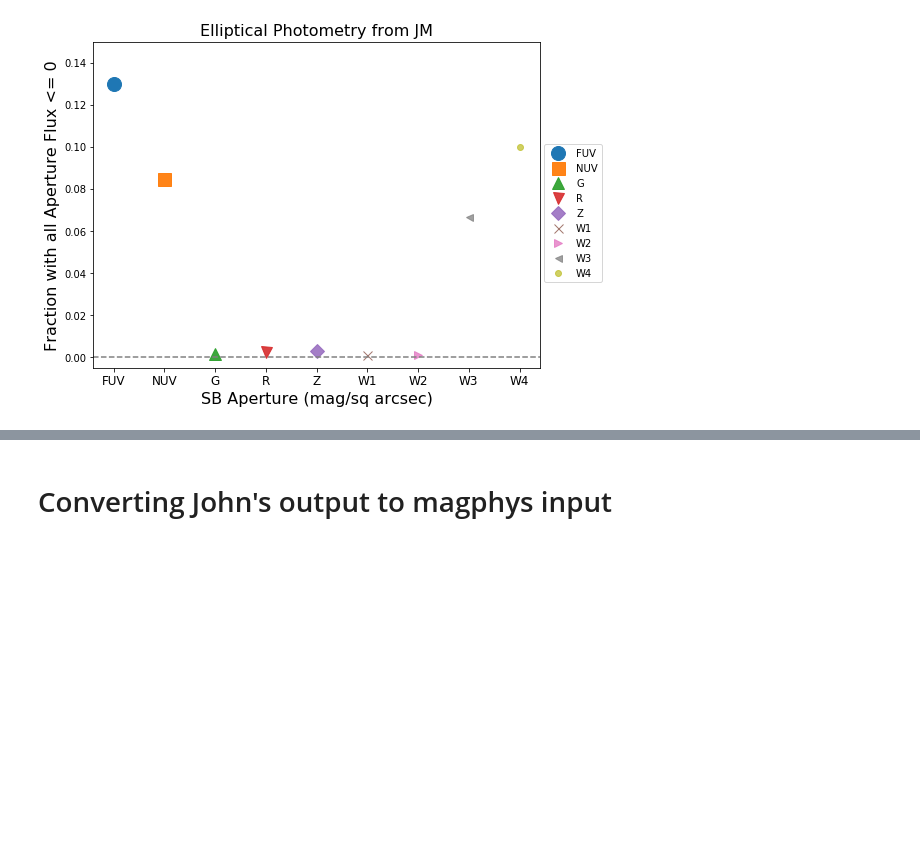
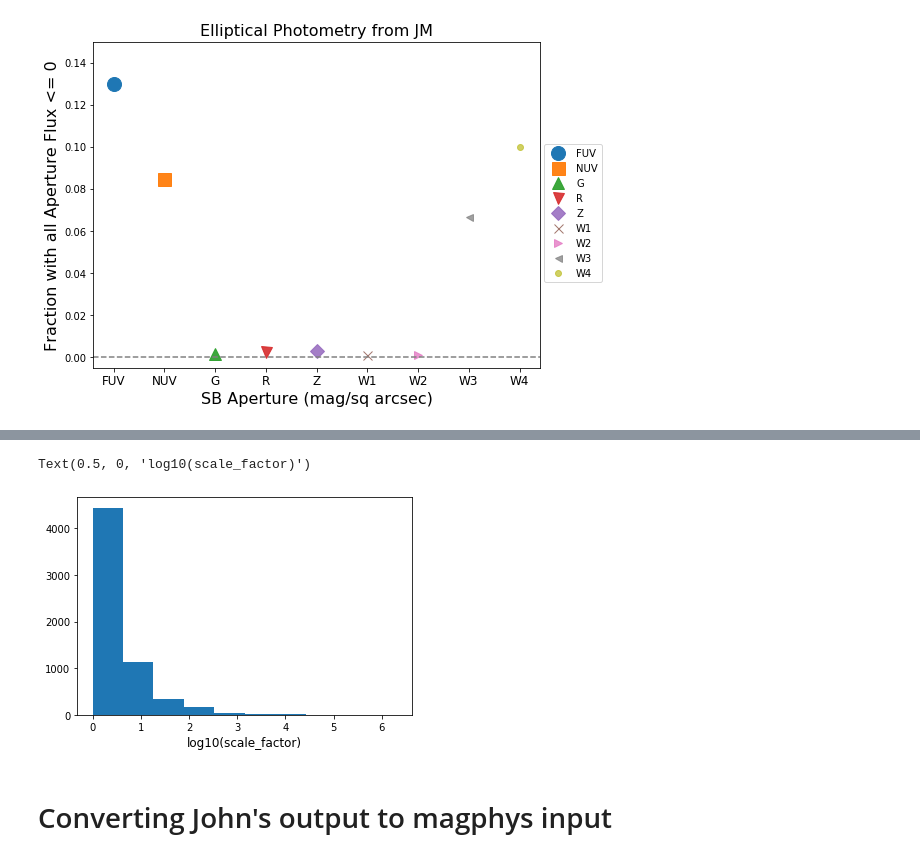
Before and after one commit to rfinn/virgoseds, a Jupyter notebook: notebooks/creating-magphys-input-files.ipynb, the cells around one changed output, grey strips where cells are left out. Cells and saved outputs as stored; diff of their text form; code cells hidden in the pictures; blank space fills up the shorter version.

```diff
--- a/notebooks/creating-magphys-input-files.ipynb
+++ b/notebooks/creating-magphys-input-files.ipynb
@@ -459,3 +590,10 @@ Text(0.5, 1.0, 'Elliptical Photometry from JM')
+# %%
+plt.figure()
+plt.hist(np.log10(scale_factor))
+plt.xlabel('log10(scale_factor)',fontsize=12)
+# %% [output]
+Text(0.5, 0, 'log10(scale_factor)')
+[figure, added]
 # %% [markdown]
 # Converting John's output to magphys input
 # %%
```
Also changed, not shown: parts of 11 cells of this notebook, 1 other file.
